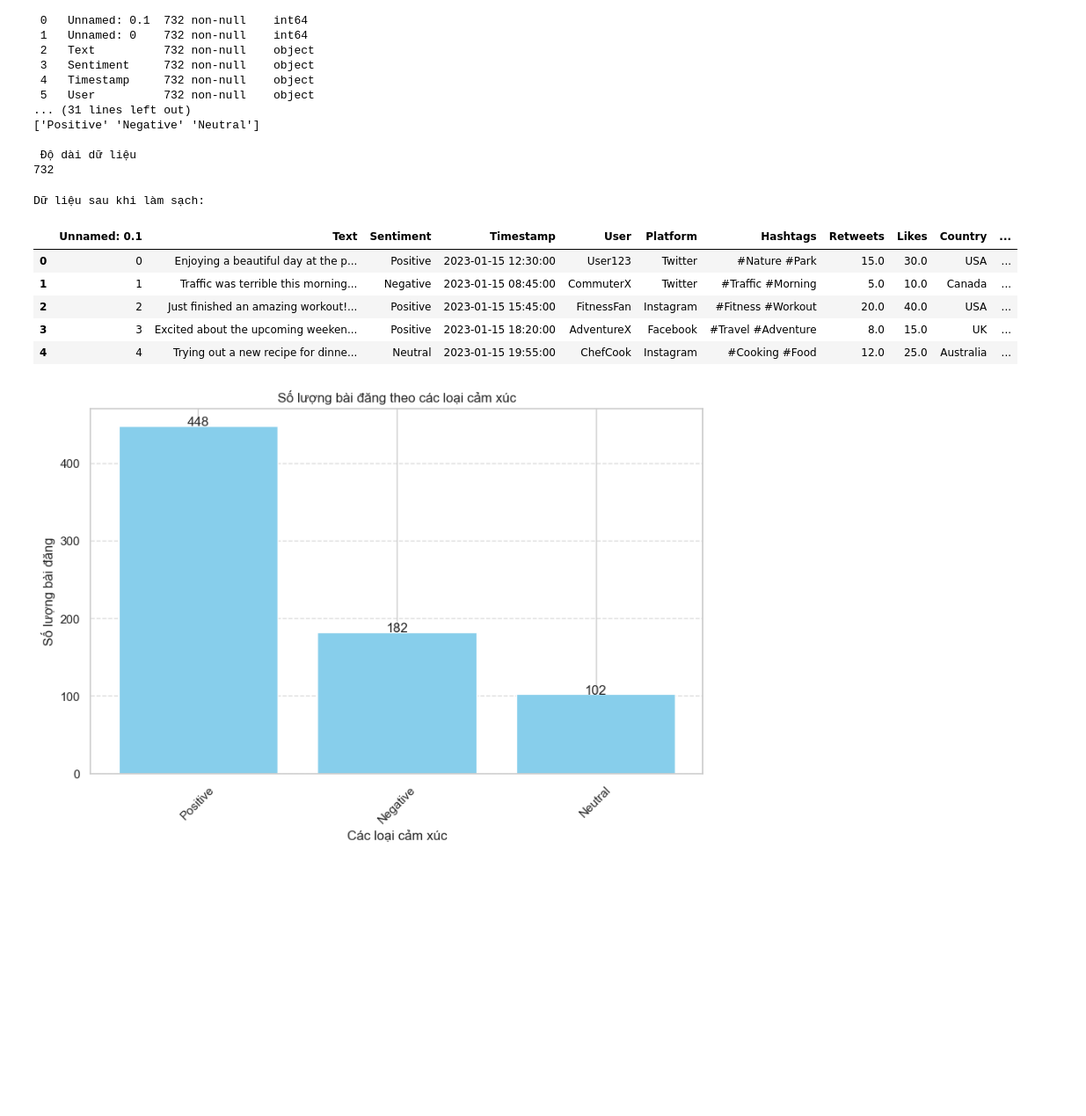
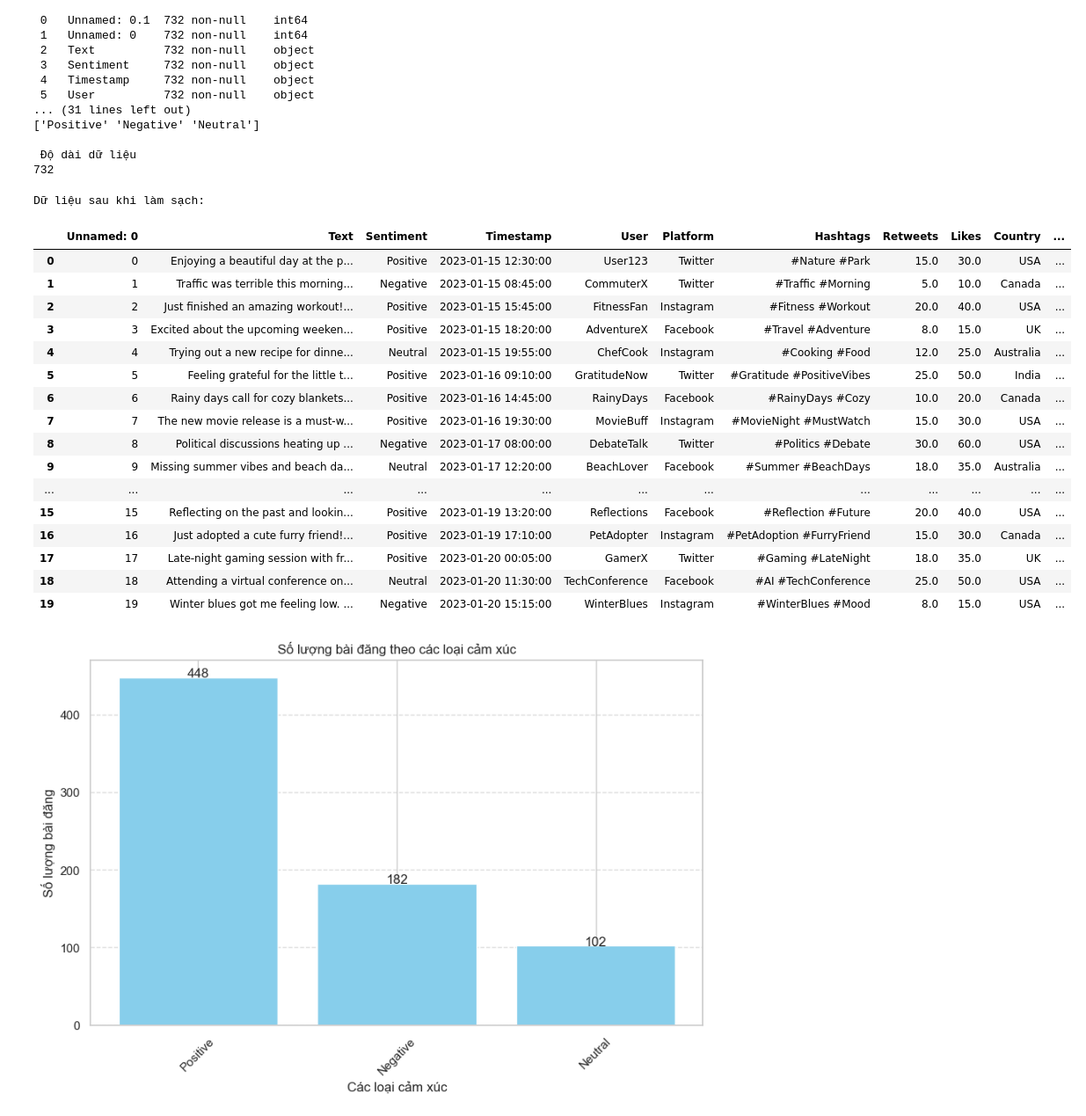
Before and after one commit to NhatNam15151515/Social-Media-Sentiments-Analysis, a Jupyter notebook: social-media-sentiments-analysis/notebooks/Social Media Sentiments Analysis - New Data.ipynb, the cells around one changed output. Shown at 88% size. Saved outputs shown, nothing was run; the diff lists cells and outputs as text; code cells hidden in the pictures; blank space fills up the shorter version.

```diff
--- a/social-media-sentiments-analysis/notebooks/Social Media Sentiments Analysis - New Data.ipynb
+++ b/social-media-sentiments-analysis/notebooks/Social Media Sentiments Analysis - New Data.ipynb
@@ -60,21 +60,32 @@ Data columns (total 15 columns):
 732
 # %%
 # Loại bỏ cột không cần thiết
-if 'Unnamed: 0' in df.columns:
-    df.drop('Unnamed: 0', axis=1, inplace=True)
+if 'Unnamed: 0.1' in df.columns:
+    df.drop('Unnamed: 0.1', axis=1, inplace=True)
 
 # Chuyển đổi cột Timestamp thành kiểu datetime
 df['Timestamp'] = pd.to_datetime(df['Timestamp'])
 print("Dữ liệu sau khi làm sạch:")
-display(df.head())
+display(df.head(20))
 # %% [output]
 Dữ liệu sau khi làm sạch:
-|  | Unnamed: 0.1 | Text | Sentiment | Timestamp | User | Platform | Hashtags | Retweets | Likes | Country | ... |
+|  | Unnamed: 0 | Text | Sentiment | Timestamp | User | Platform | Hashtags | Retweets | Likes | Country | ... |
 | 0 | 0 | Enjoying a beautiful day at the p... | Positive | 2023-01-15 12:30:00 | User123 | Twitter | #Nature #Park | 15.0 | 30.0 | USA | ... |
 | 1 | 1 | Traffic was terrible this morning... | Negative | 2023-01-15 08:45:00 | CommuterX | Twitter | #Traffic #Morning | 5.0 | 10.0 | Canada | ... |
 | 2 | 2 | Just finished an amazing workout!... | Positive | 2023-01-15 15:45:00 | FitnessFan | Instagram | #Fitness #Workout | 20.0 | 40.0 | USA | ... |
 | 3 | 3 | Excited about the upcoming weeken... | Positive | 2023-01-15 18:20:00 | AdventureX | Facebook | #Travel #Adventure | 8.0 | 15.0 | UK | ... |
 | 4 | 4 | Trying out a new recipe for dinne... | Neutral | 2023-01-15 19:55:00 | ChefCook | Instagram | #Cooking #Food | 12.0 | 25.0 | Australia | ... |
+| 5 | 5 | Feeling grateful for the little t... | Positive | 2023-01-16 09:10:00 | GratitudeNow | Twitter | #Gratitude #PositiveVibes | 25.0 | 50.0 | India | ... |
+| 6 | 6 | Rainy days call for cozy blankets... | Positive | 2023-01-16 14:45:00 | RainyDays | Facebook | #RainyDays #Cozy | 10.0 | 20.0 | Canada | ... |
+| 7 | 7 | The new movie release is a must-w... | Positive | 2023-01-16 19:30:00 | MovieBuff | Instagram | #MovieNight #MustWatch | 15.0 | 30.0 | USA | ... |
+| 8 | 8 | Political discussions heating up ... | Negative | 2023-01-17 08:00:00 | DebateTalk | Twitter | #Politics #Debate | 30.0 | 60.0 | USA | ... |
+| 9 | 9 | Missing summer vibes and beach da... | Neutral | 2023-01-17 12:20:00 | BeachLover | Facebook | #Summer #BeachDays | 18.0 | 35.0 | Australia | ... |
+| ... | ... | ... | ... | ... | ... | ... | ... | ... | ... | ... | ... |
+| 15 | 15 | Reflecting on the past and lookin... | Positive | 2023-01-19 13:20:00 | Reflections | Facebook | #Reflection #Future | 20.0 | 40.0 | USA | ... |
+| 16 | 16 | Just adopted a cute furry friend!... | Positive | 2023-01-19 17:10:00 | PetAdopter | Instagram | #PetAdoption #FurryFriend | 15.0 | 30.0 | Canada | ... |
+| 17 | 17 | Late-night gaming session with fr... | Positive | 2023-01-20 00:05:00 | GamerX | Twitter | #Gaming #LateNight | 18.0 | 35.0 | UK | ... |
+| 18 | 18 | Attending a virtual conference on... | Neutral | 2023-01-20 11:30:00 | TechConference | Facebook | #AI #TechConference | 25.0 | 50.0 | USA | ... |
+| 19 | 19 | Winter blues got me feeling low. ... | Negative | 2023-01-20 15:15:00 | WinterBlues | Instagram | #WinterBlues #Mood | 8.0 | 15.0 | USA | ... |
 # %%
 # Làm sạch dữ liệu cột Sentiment
 df['Sentiment'] = df['Sentiment'].str.strip()
```
Also changed, not shown: parts of 14 cells of this notebook, 17 other files.
